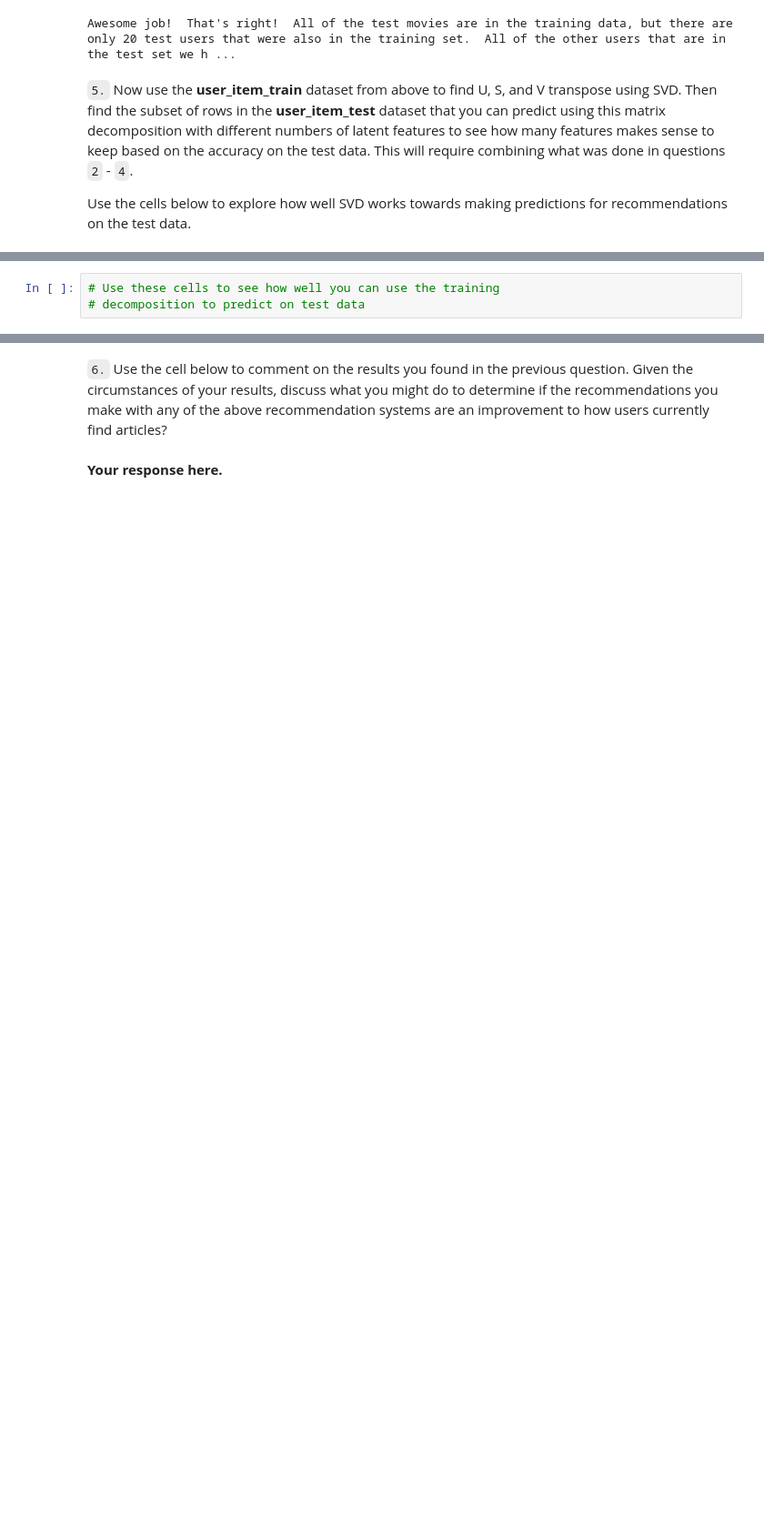
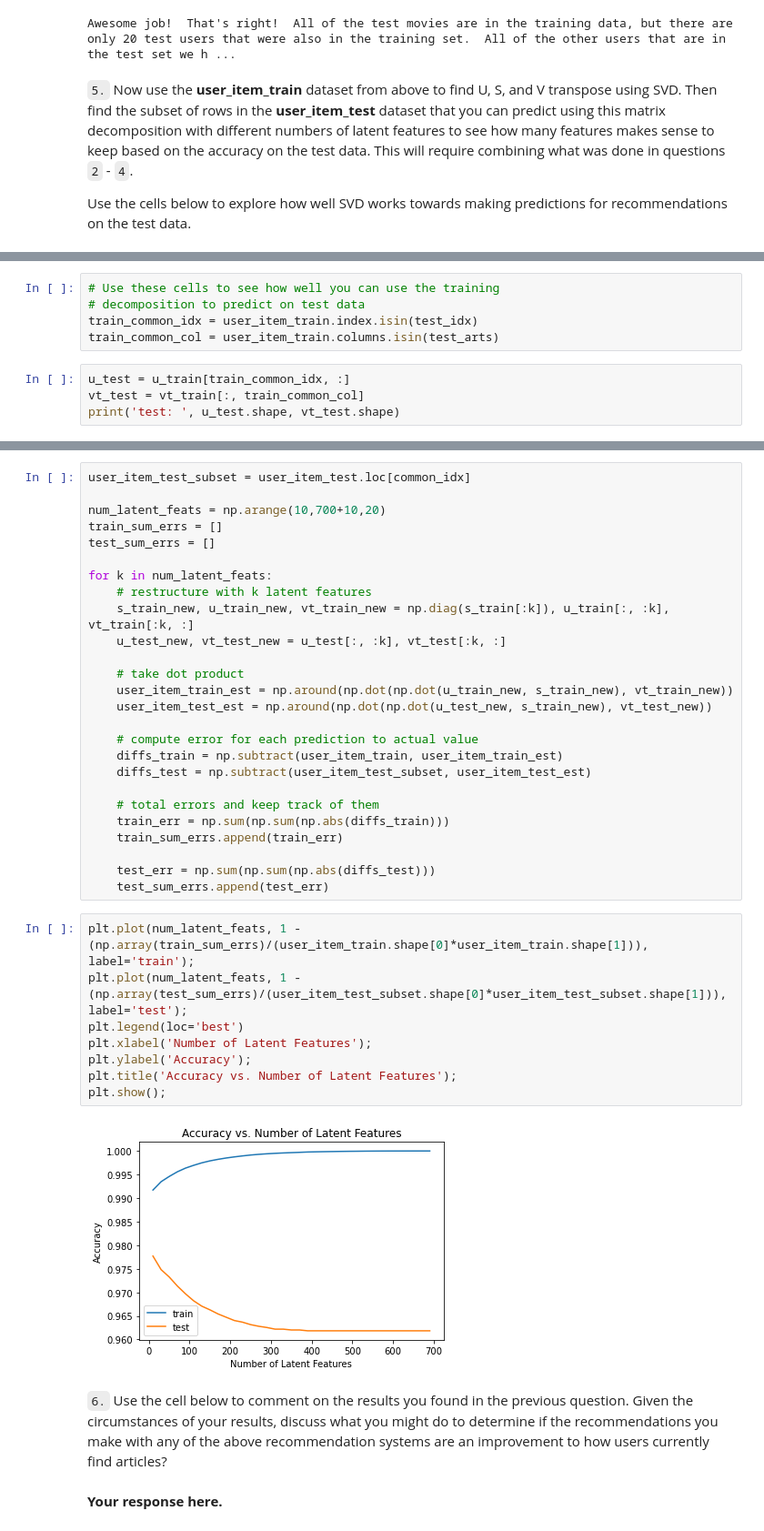
Before and after one commit to maleksaati/Recommendations_with_IBM, a Jupyter notebook: Recommendations_with_IBM.ipynb, the cells around one changed output, grey strips where cells are left out. Shown: that part at 91% size. Cells and saved outputs as stored; diff of their text form; blank space fills up the shorter version.

```diff
--- a/Recommendations_with_IBM.ipynb
+++ b/Recommendations_with_IBM.ipynb
@@ -830,3 +812,9 @@ u_train, s_train, vt_train = np.linalg.svd(user_item_train) # fit svd similar to
 # %%
 # Use these cells to see how well you can use the training
 # decomposition to predict on test data
+train_common_idx = user_item_train.index.isin(test_idx)
+train_common_col = user_item_train.columns.isin(test_arts)
+# %%
+u_test = u_train[train_common_idx, :]
+vt_test = vt_train[:, train_common_col]
+print('test: ', u_test.shape, vt_test.shape)
@@ -833,3 +823,39 @@ u_train, s_train, vt_train = np.linalg.svd(user_item_train) # fit svd similar to
+# %%
+user_item_test_subset = user_item_test.loc[common_idx]
+
+num_latent_feats = np.arange(10,700+10,20)
+train_sum_errs = []
+test_sum_errs = []
+
+for k in num_latent_feats:
+    # restructure with k latent features
+    s_train_new, u_train_new, vt_train_new = np.diag(s_train[:k]), u_train[:, :k], vt_train[:k, :]
+    u_test_new, vt_test_new = u_test[:, :k], vt_test[:k, :]
+
+    # take dot product
+    user_item_train_est = np.around(np.dot(np.dot(u_train_new, s_train_new), vt_train_new))
+    user_item_test_est = np.around(np.dot(np.dot(u_test_new, s_train_new), vt_test_new))
+
+    # compute error for each prediction to actual value
+    diffs_train = np.subtract(user_item_train, user_item_train_est)
+    diffs_test = np.subtract(user_item_test_subset, user_item_test_est)
+
+    # total errors and keep track of them
+    train_err = np.sum(np.sum(np.abs(diffs_train)))
+    train_sum_errs.append(train_err)
+
+    test_err = np.sum(np.sum(np.abs(diffs_test)))
+    test_sum_errs.append(test_err)
+# %%
+plt.plot(num_latent_feats, 1 - (np.array(train_sum_errs)/(user_item_train.shape[0]*user_item_train.shape[1])), label='train');
+plt.plot(num_latent_feats, 1 - (np.array(test_sum_errs)/(user_item_test_subset.shape[0]*user_item_test_subset.shape[1])), label='test');
+plt.legend(loc='best')
+plt.xlabel('Number of Latent Features');
+plt.ylabel('Accuracy');
+plt.title('Accuracy vs. Number of Latent Features');
+plt.show();
+# %% [output]
+[figure, added]
 # %% [markdown]
 `6.` Use the cell below to comment on the results you found in the previous question. Given the circumstances of your results, discuss what you might do to determine if the recommendations you make with any of the above recommendation systems are an improvement to how users currently find articles?
 # %% [markdown]
```
Also changed, not shown: parts of 15 cells of this notebook.
